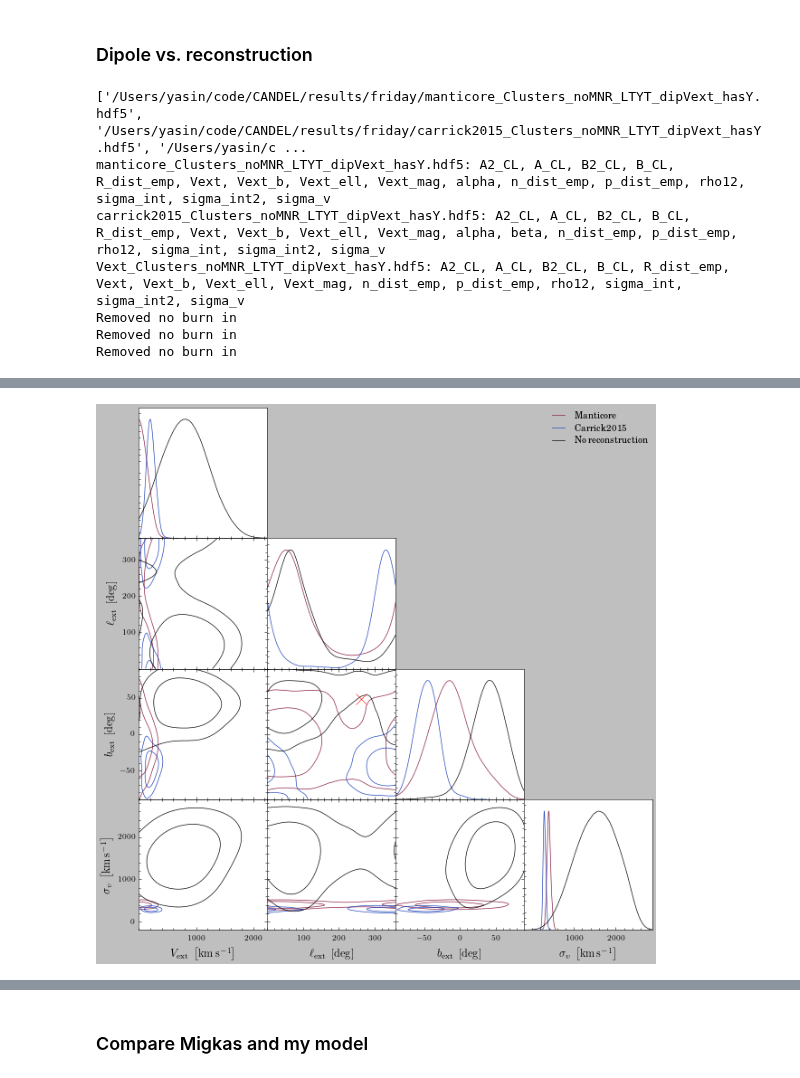
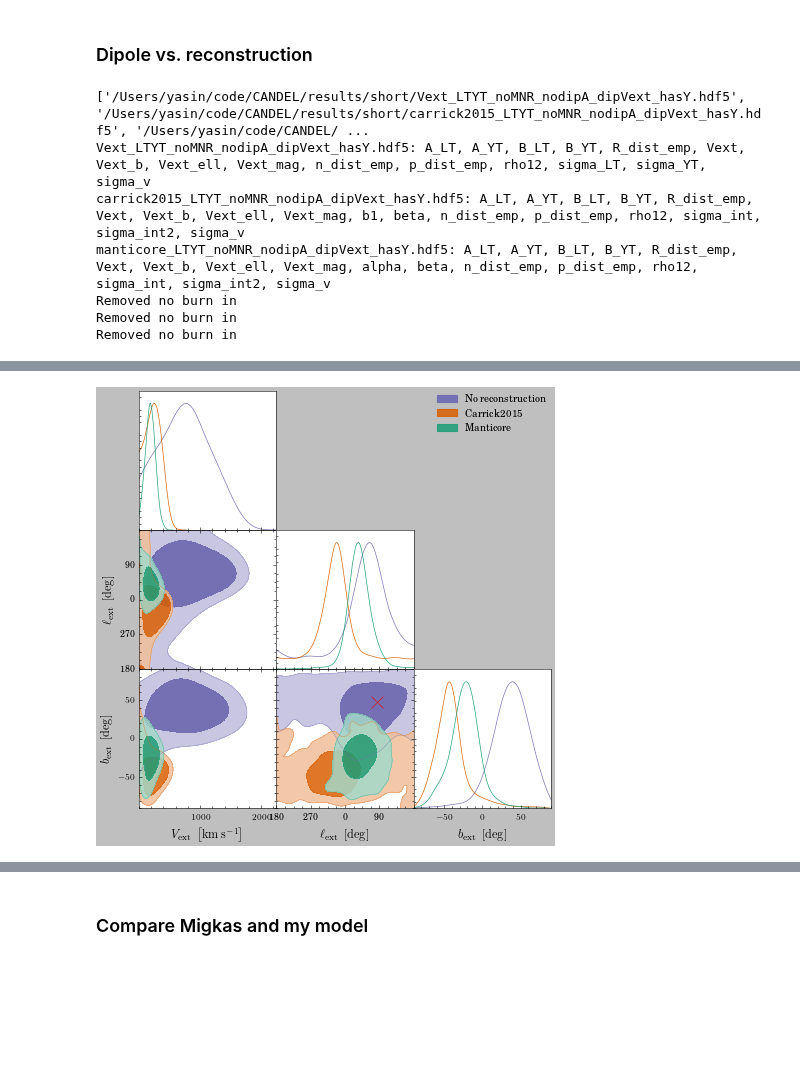
Before and after one commit to candel-cosmo/CANDEL, a Jupyter notebook: tariq_notebooks/paper_Clusters/main_Clusters.ipynb, the cells around one changed output, grey strips where cells are left out. Cells and saved outputs as stored; diff of their text form; code cells hidden in the pictures; blank space fills up the shorter version.

Commit message:
Improved corner plots with angle rotation

```diff
--- a/tariq_notebooks/paper_Clusters/main_Clusters.ipynb
+++ b/tariq_notebooks/paper_Clusters/main_Clusters.ipynb
@@ -53,8 +53,10 @@ style_dir = pathlib.Path(importlib.util.find_spec("scienceplots").origin).parent
 plt.style.use("science")
 
 
-COLS = ["#87193d", "#1e42b9", "#d42a29", "#05dd6b", "#ee35d5"]
+#COLS = ["#87193d", "#1e42b9", "#d42a29", "#05dd6b", "#ee35d5"]
 
+#COLS = ["#66c2a5", "#fc8d62", "#8da0cb", "#e78ac3", "#a6d854"]
+COLS = [  "#7570b3", "#d95f02", "#1b9e77", "#e7298a", "#66a61e"]
 config_path = "/Users/yasin/code//CANDEL/scripts/runs/config.toml"
 config = candel.load_config(config_path, )
 root = join("/Users/yasin/code/CANDEL/", "results/", "")
@@ -602,24 +611,26 @@ Removed no burn in
 plt.style.use("classic")
 
 fnames = [
-    f"{results_folder}/manticore_Clusters_noMNR_LTYT_dipVext_hasY.hdf5",
-    f"{results_folder}/carrick2015_Clusters_noMNR_LTYT_dipVext_hasY.hdf5",
-    f"{results_folder}/Vext_Clusters_noMNR_LTYT_dipVext_hasY.hdf5",
+        f"{results_folder}/Vext_LTYT_noMNR_nodipA_dipVext_hasY.hdf5",
+    f"{results_folder}/carrick2015_LTYT_noMNR_nodipA_dipVext_hasY.hdf5",
+
+    f"{results_folder}/manticore_LTYT_noMNR_nodipA_dipVext_hasY.hdf5",
+
     ]
 
 
-keys = ['Vext_mag','Vext_ell', 'Vext_b','sigma_v', ]
+keys = ['Vext_mag','Vext_ell', 'Vext_b']
         #'dH_over_H_dipole', 'zeropoint_dipole_ell', 'zeropoint_dipole_b',
 
 cols = [
     COLS[0],COLS[1],
-    "k",
+    COLS[2],
     ]
 
 labels = [
+    "No reconstruction",
+    "Carrick2015",
     "Manticore",
-    "Carrick2015",
-    "No reconstruction",
     ]
 
 fnames = [join(root, f) for f in fnames]
@@ -633,17 +644,19 @@ plot_corner_from_hdf5(
     fnames,
     labels=labels,
     cols=cols,
-    filled=False,
+    filled=True,
     points=points,
     keys=keys,
     filename=to_save,
     legend_fontsize=40,
+    apply_ell_offset=True,
+    ell_zero=180.0
     )
 # %% [output]
-['/Users/yasin/code/CANDEL/results/friday/manticore_Clusters_noMNR_LTYT_dipVext_hasY.hdf5', '/Users/yasin/code/CANDEL/results/friday/carrick2015_Clusters_noMNR_LTYT_dipVext_hasY.hdf5', '/Users/yasin/c ...
-manticore_Clusters_noMNR_LTYT_dipVext_hasY.hdf5: A2_CL, A_CL, B2_CL, B_CL, R_dist_emp, Vext, Vext_b, Vext_ell, Vext_mag, alpha, n_dist_emp, p_dist_emp, rho12, sigma_int, sigma_int2, sigma_v
-carrick2015_Clusters_noMNR_LTYT_dipVext_hasY.hdf5: A2_CL, A_CL, B2_CL, B_CL, R_dist_emp, Vext, Vext_b, Vext_ell, Vext_mag, alpha, beta, n_dist_emp, p_dist_emp, rho12, sigma_int, sigma_int2, sigma_v
-Vext_Clusters_noMNR_LTYT_dipVext_hasY.hdf5: A2_CL, A_CL, B2_CL, B_CL, R_dist_emp, Vext, Vext_b, Vext_ell, Vext_mag, n_dist_emp, p_dist_emp, rho12, sigma_int, sigma_int2, sigma_v
+['/Users/yasin/code/CANDEL/results/short/Vext_LTYT_noMNR_nodipA_dipVext_hasY.hdf5', '/Users/yasin/code/CANDEL/results/short/carrick2015_LTYT_noMNR_nodipA_dipVext_hasY.hdf5', '/Users/yasin/code/CANDEL/ ...
+Vext_LTYT_noMNR_nodipA_dipVext_hasY.hdf5: A_LT, A_YT, B_LT, B_YT, R_dist_emp, Vext, Vext_b, Vext_ell, Vext_mag, n_dist_emp, p_dist_emp, rho12, sigma_LT, sigma_YT, sigma_v
+carrick2015_LTYT_noMNR_nodipA_dipVext_hasY.hdf5: A_LT, A_YT, B_LT, B_YT, R_dist_emp, Vext, Vext_b, Vext_ell, Vext_mag, b1, beta, n_dist_emp, p_dist_emp, rho12, sigma_int, sigma_int2, sigma_v
+manticore_LTYT_noMNR_nodipA_dipVext_hasY.hdf5: A_LT, A_YT, B_LT, B_YT, R_dist_emp, Vext, Vext_b, Vext_ell, Vext_mag, alpha, beta, n_dist_emp, p_dist_emp, rho12, sigma_int, sigma_int2, sigma_v
 Removed no burn in
 Removed no burn in
 Removed no burn in
@@ -651,4 +664,4 @@ Removed no burn in
-[figure, old version]
+[figure, new version]
 # %%
 
 plt.style.use("classic")
```
Also changed, not shown: parts of 3 cells of this notebook, 1 other file.
